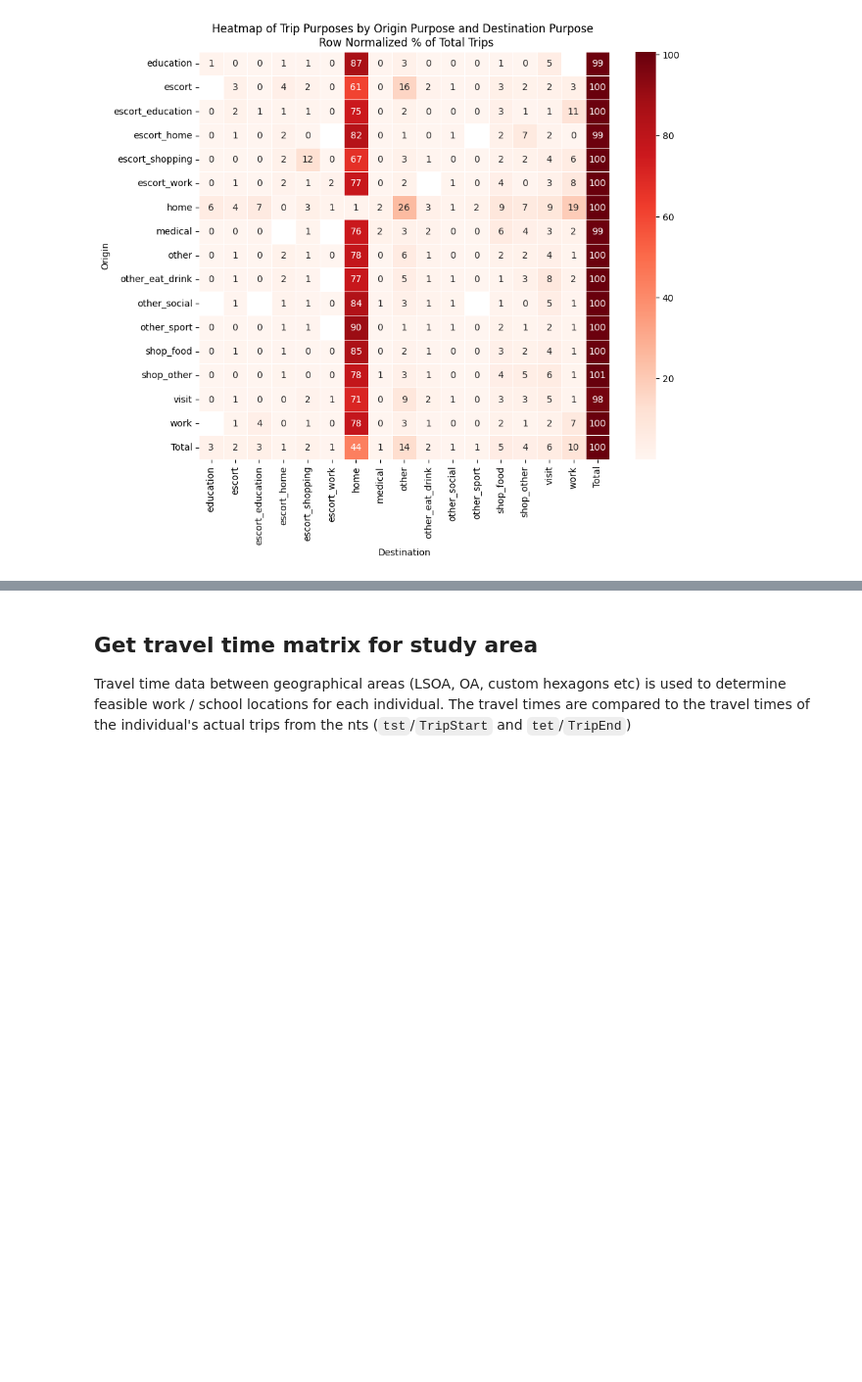
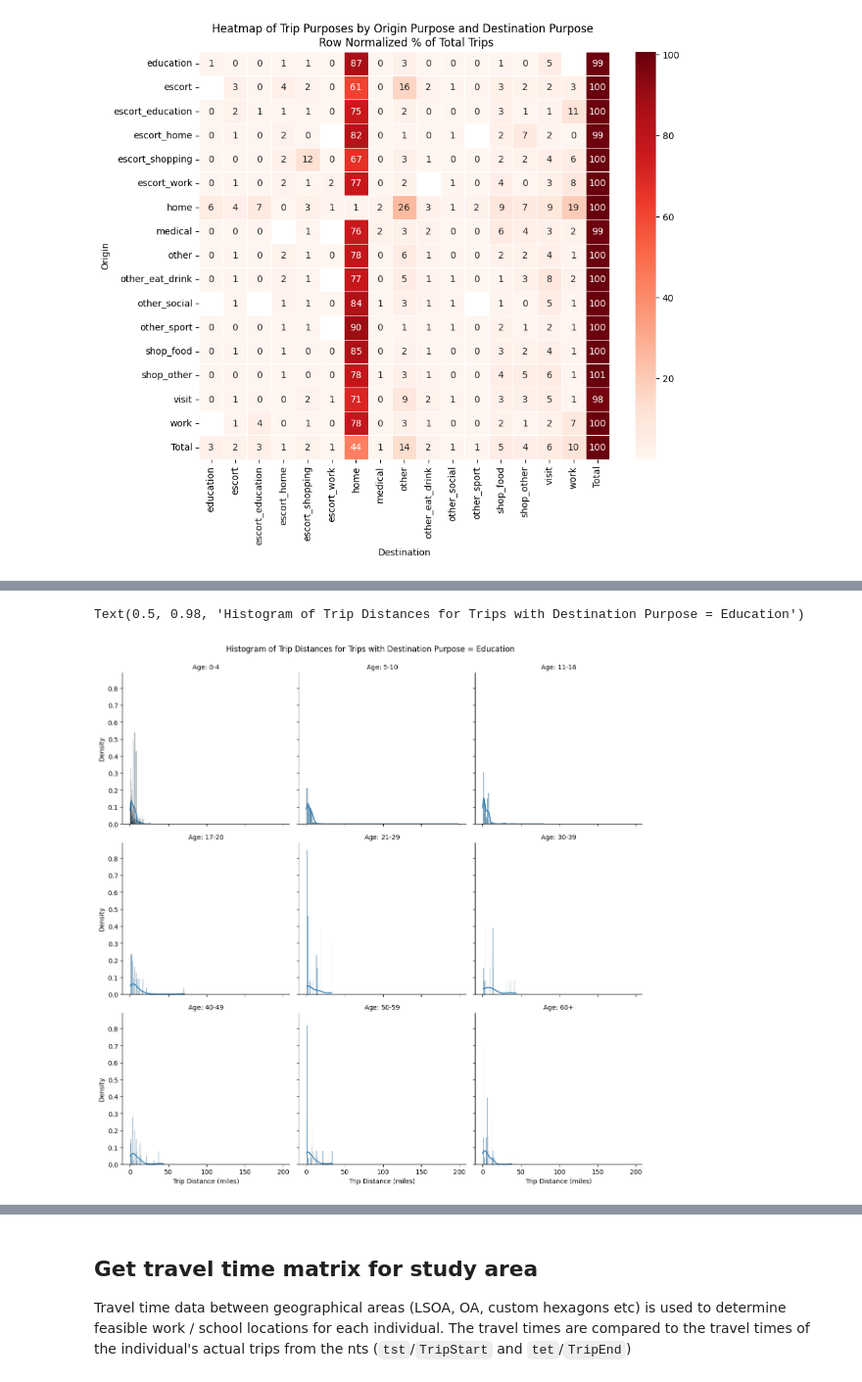
Before and after one commit to Urban-Analytics-Technology-Platform/acbm, a Jupyter notebook: notebooks/3_locations_primary.ipynb, the cells around one changed output, grey strips where cells are left out. Shown at 98% size. Saved outputs shown, nothing was run; the diff lists cells and outputs as text; code cells hidden in the pictures; blank space fills up the shorter version.

```diff
--- a/notebooks/3_locations_primary.ipynb
+++ b/notebooks/3_locations_primary.ipynb
@@ -192,0 +250,15 @@ plt.show()
+# %%
+# same plot as above, but normalize the totals per group
+g = sns.FacetGrid(activity_chains[activity_chains['dact'] == 'education'], col='age_group_years', col_wrap=3, height=4, col_order=age_group_years_order)
+g.map(sns.histplot, 'TripDisIncSW', bins=100, kde=True, stat='density')
+
+# Set the titles
+g.set_titles('Age: {col_name}')
+# add x and y axis labels
+g.set_axis_labels('Trip Distance (miles)', 'Density')
+# Add main title
+plt.subplots_adjust(top=0.93)
+g.figure.suptitle('Histogram of Trip Distances for Trips with Destination Purpose = Education')
+# %% [output]
+Text(0.5, 0.98, 'Histogram of Trip Distances for Trips with Destination Purpose = Education')
+[figure, added]
```
Also changed, not shown: parts of 8 cells of this notebook.
